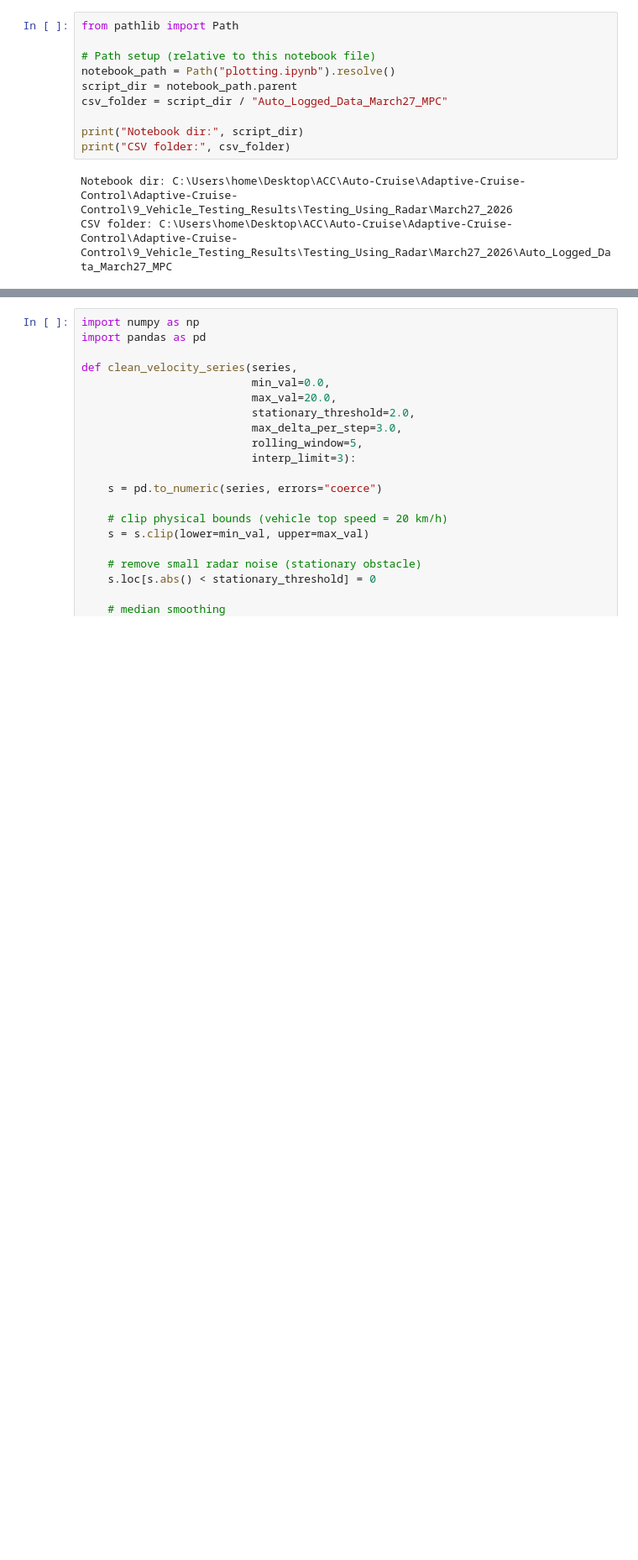
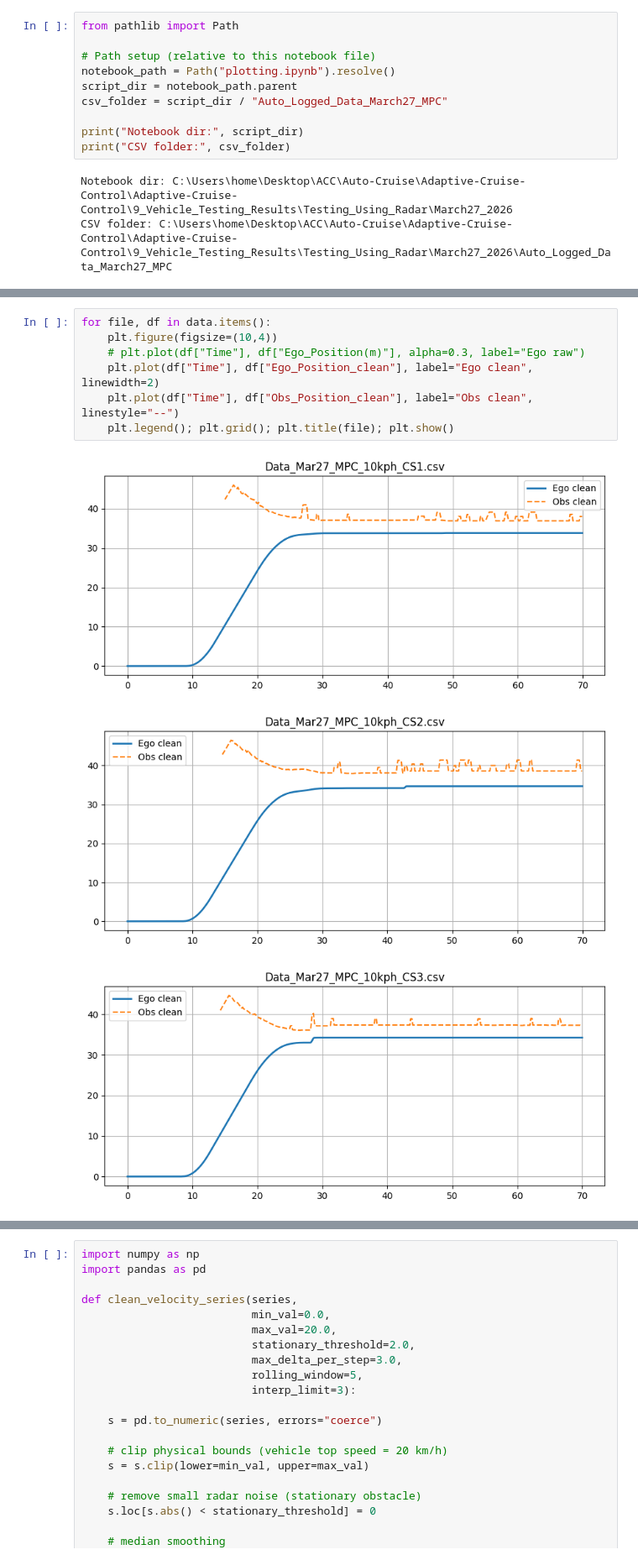
Before and after one commit to Santhosh4888/Adaptive-Cruise-Control, a Jupyter notebook: 9_Vehicle_Testing_Results/Testing_Using_Radar/March27_2026/Data_visualization_MPC.ipynb, the cells around one changed output, grey strips where cells are left out. Shown at 84% size. Drawn from its saved outputs; the diff is of its cells as text; blank space fills up the shorter version.

```diff
--- a/9_Vehicle_Testing_Results/Testing_Using_Radar/March27_2026/Data_visualization_MPC.ipynb
+++ b/9_Vehicle_Testing_Results/Testing_Using_Radar/March27_2026/Data_visualization_MPC.ipynb
@@ -228,0 +263,11 @@ for file, df in data.items():
+# %%
+for file, df in data.items():
+    plt.figure(figsize=(10,4))
+    # plt.plot(df["Time"], df["Ego_Position(m)"], alpha=0.3, label="Ego raw")
+    plt.plot(df["Time"], df["Ego_Position_clean"], label="Ego clean", linewidth=2)
+    plt.plot(df["Time"], df["Obs_Position_clean"], label="Obs clean", linestyle="--")
+    plt.legend(); plt.grid(); plt.title(file); plt.show()
+# %% [output]
+[figure, added]
+[figure, added]
+[figure, added]
```
Also changed, not shown: parts of 13 cells of this notebook, 9 other files.
